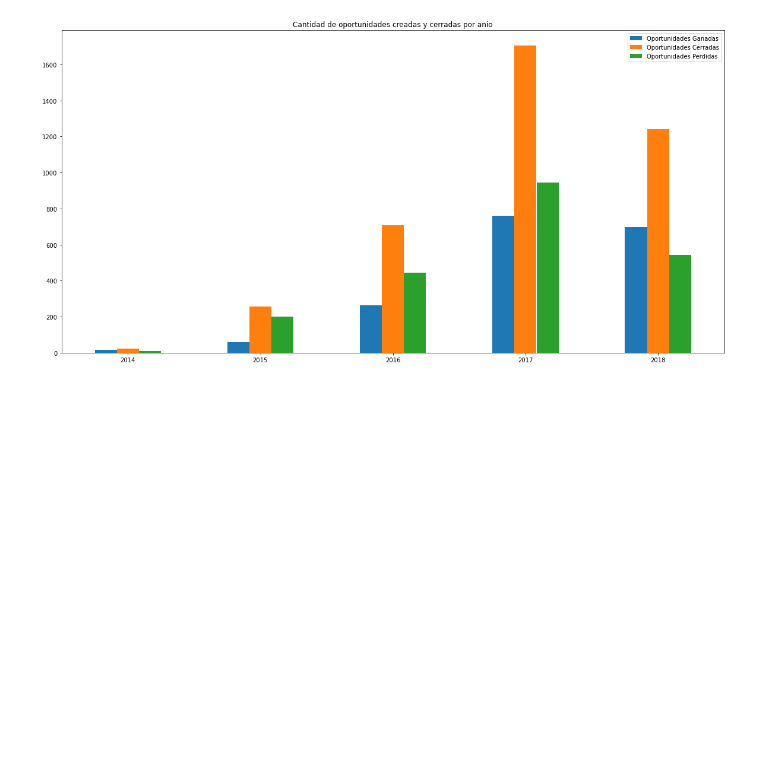
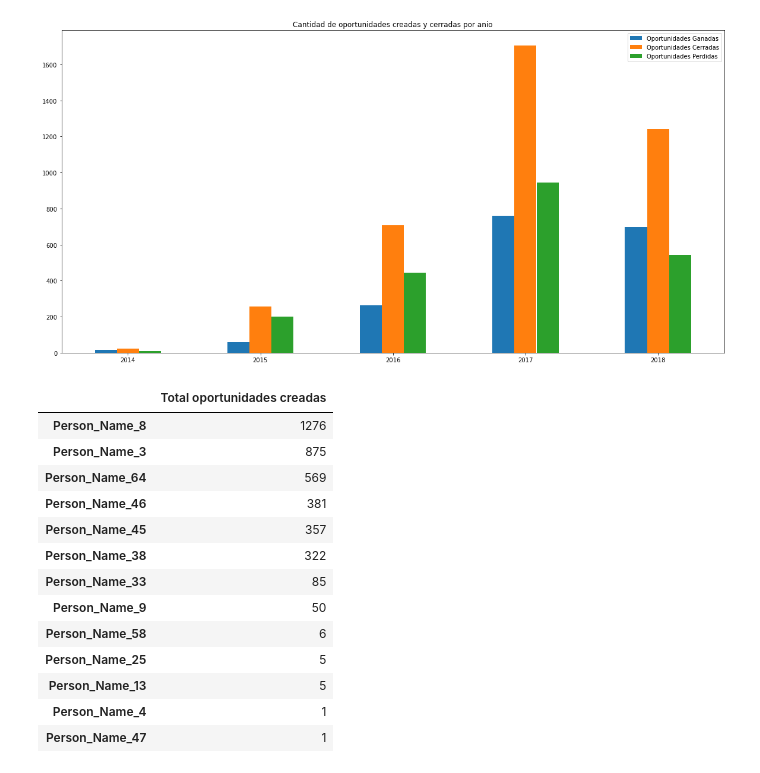
Before and after one commit to Ramaxx95/TP1-Orga-de-Datos, a Jupyter notebook: Visualizaciones/Region_Americas.ipynb, the cells around one changed output. Saved outputs shown, nothing was run; the diff lists cells and outputs as text; code cells hidden in the pictures; blank space fills up the shorter version.

```diff
--- a/Visualizaciones/Region_Americas.ipynb
+++ b/Visualizaciones/Region_Americas.ipynb
@@ -180,3 +180,21 @@ grafico.plot.bar( title = 'Cantidad de oportunidades creadas y cerradas por anio
 plt.show()
 # %% [output]
 [figure]
+# %%
+total_vendedores = oportunidades_cerradas.Account_Owner.value_counts().to_frame( name = 'Total oportunidades creadas')
+total_vendedores
+# %% [output]
+|  | Total oportunidades creadas |
+| Person_Name_8 | 1276 |
+| Person_Name_3 | 875 |
+| Person_Name_64 | 569 |
+| Person_Name_46 | 381 |
+| Person_Name_45 | 357 |
+| Person_Name_38 | 322 |
+| Person_Name_33 | 85 |
+| Person_Name_9 | 50 |
+| Person_Name_58 | 6 |
+| Person_Name_25 | 5 |
+| Person_Name_13 | 5 |
+| Person_Name_4 | 1 |
+| Person_Name_47 | 1 |
```
Also changed, not shown: parts of 4 cells of this notebook.
